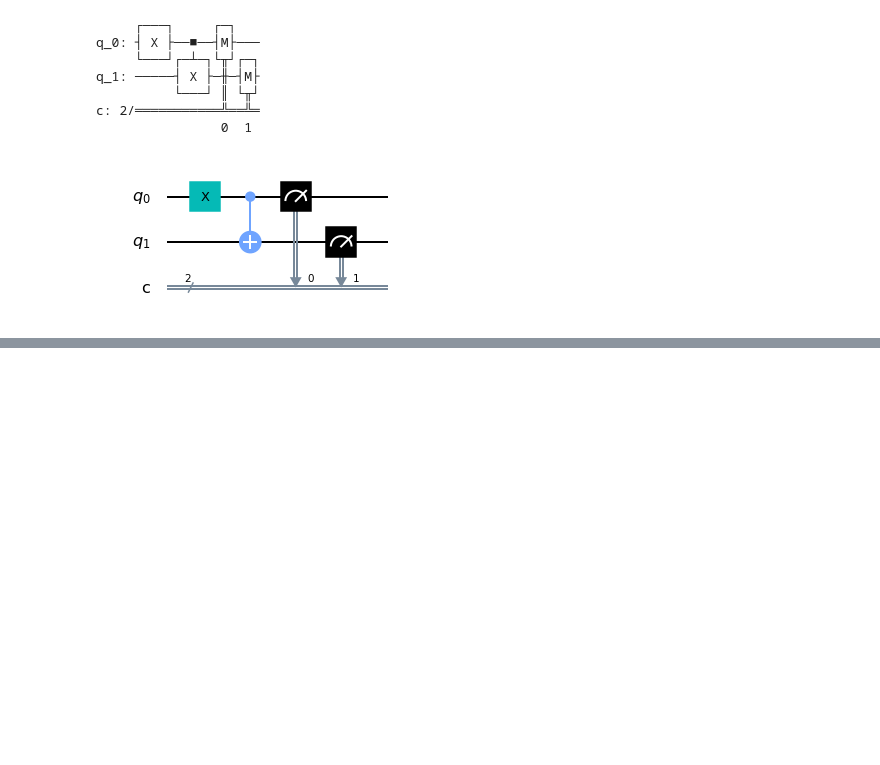
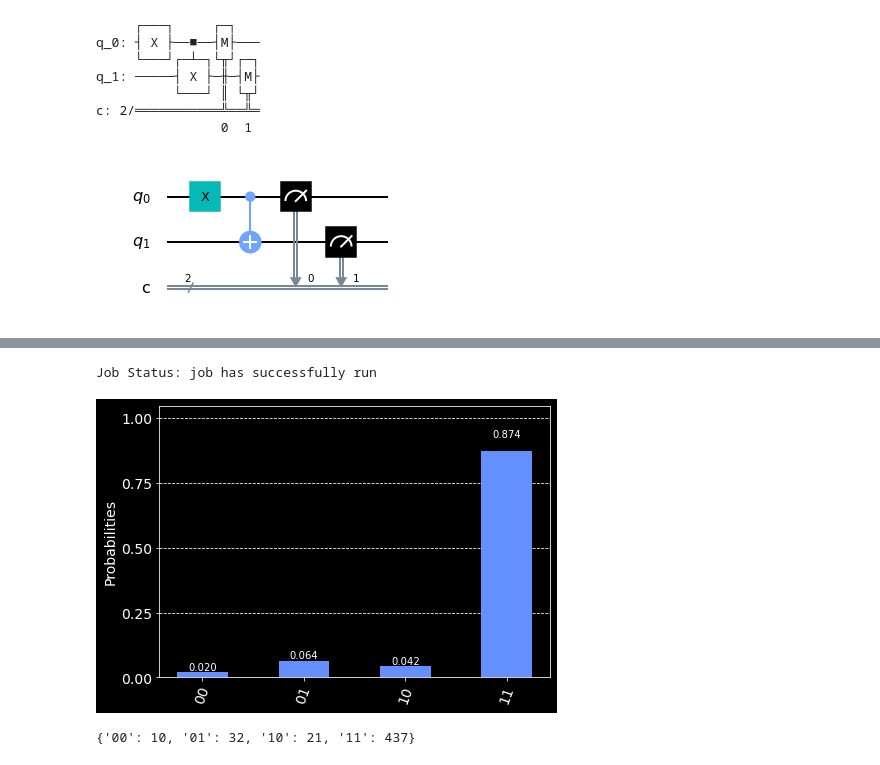
Before and after one commit to NickIT87/the_algorithms, a Jupyter notebook: quantum/qiskit-1.ipynb, the cells around one changed output, grey strips where cells are left out. Saved outputs shown, nothing was run; the diff lists cells and outputs as text; code cells hidden in the pictures; blank space fills up the shorter version.

```diff
--- a/quantum/qiskit-1.ipynb
+++ b/quantum/qiskit-1.ipynb
@@ -58,0 +55,24 @@ ibmq_santiago has 23 queued and simulated qubits
+# %%
+from qiskit.tools.monitor import job_monitor
+
+backend = provider.get_backend("ibmq_16_melbourne")
+job = q.execute(circuit, backend=backend, shots=500)
+job_monitor(job)
+# %% [output]
+Job Status: job has successfully run
+# %%
+from qiskit.visualization import plot_histogram
+from matplotlib import style
+
+style.use("dark_background")
+
+result = job.result()
+counts = result.get_counts(circuit)
+
+plot_histogram([counts])
+# %% [output]
+[figure, added]
+# %%
+print(counts)
+# %% [output]
+{'00': 10, '01': 32, '10': 21, '11': 437}
```
Also changed, not shown: parts of 8 cells of this notebook.
